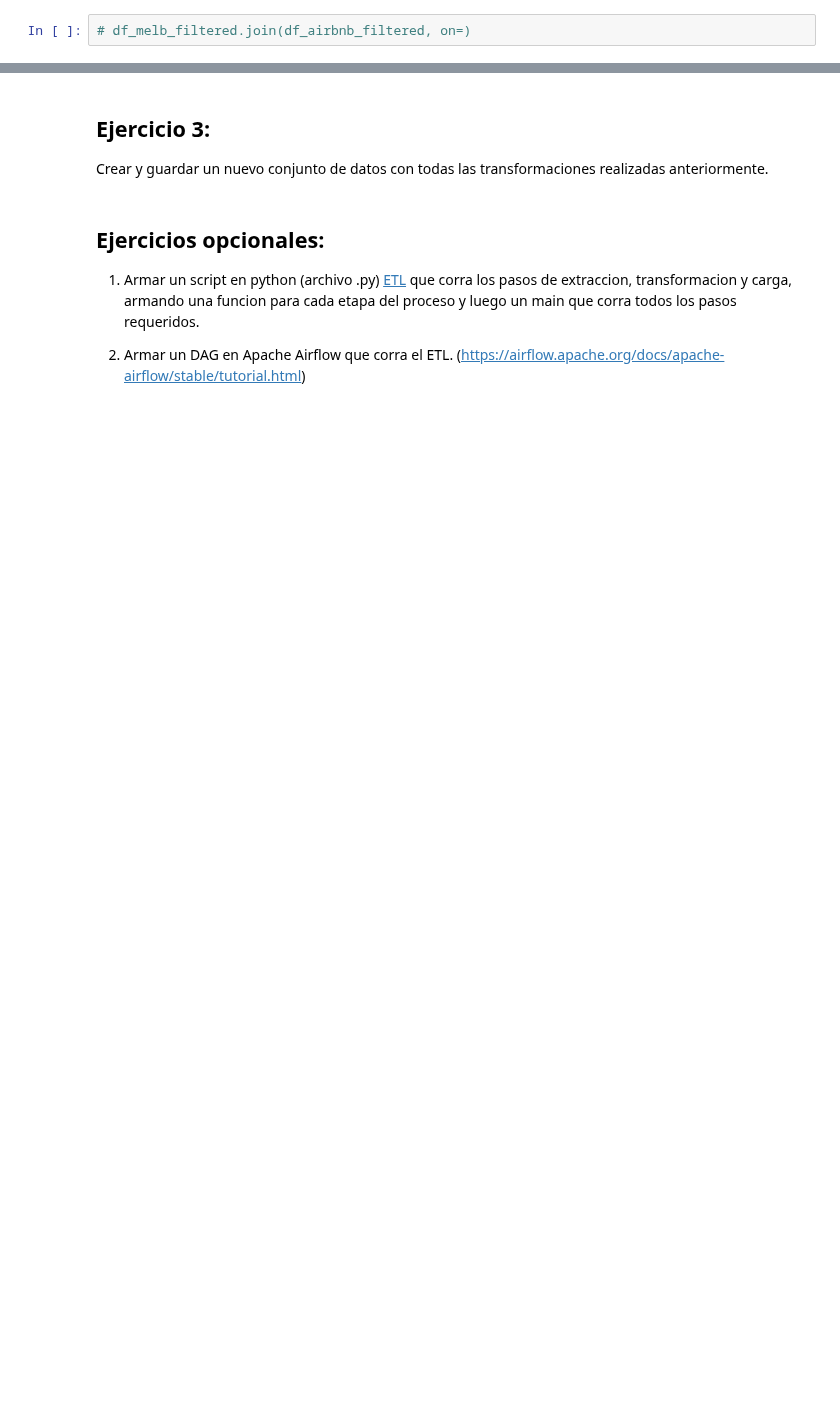
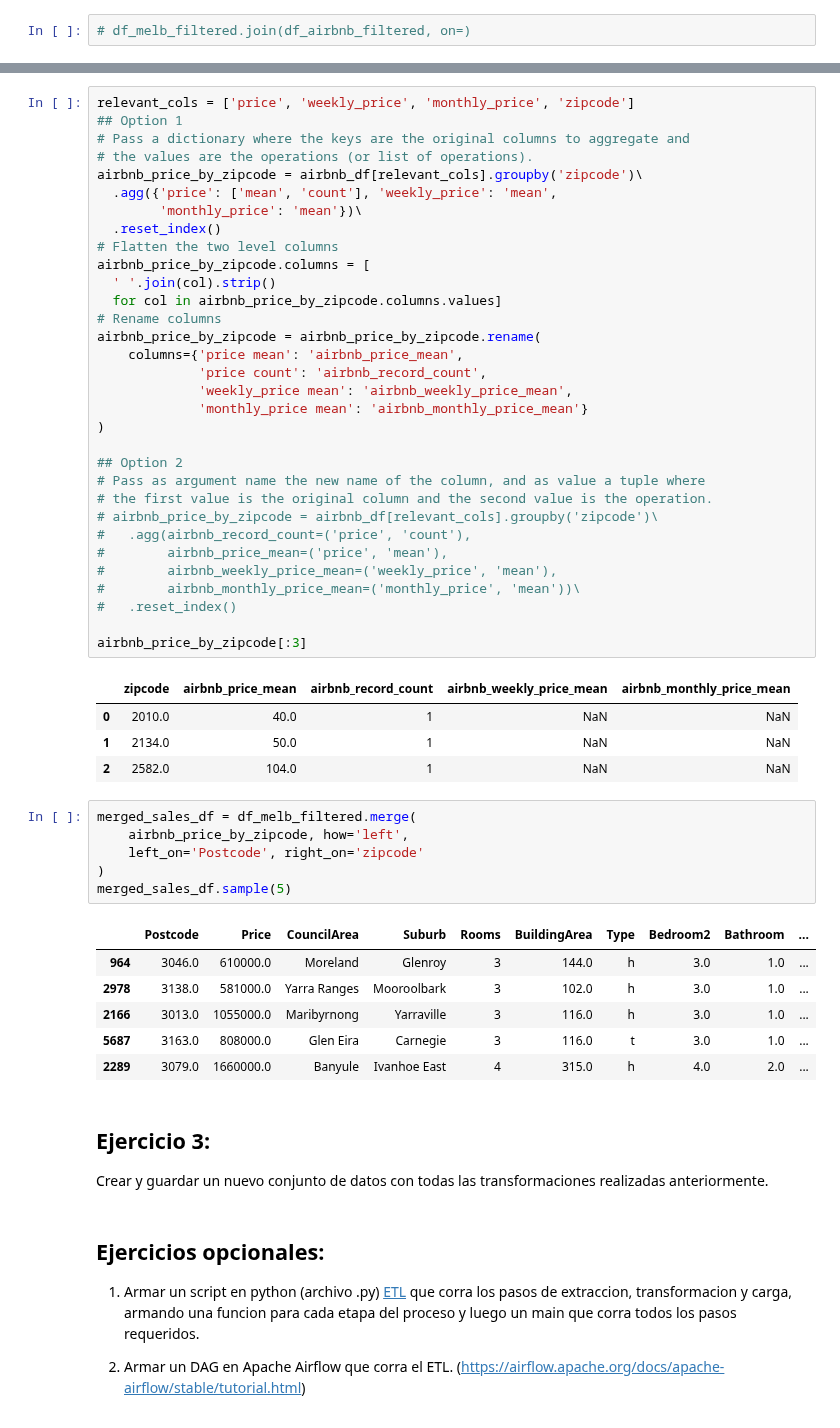
Before and after one commit to JeroFotinos/diplo_datos, a Jupyter notebook: Consignas_Entregable AEyC - Parte 1.ipynb, the cells around one changed output, grey strips where cells are left out. Saved outputs shown, nothing was run; the diff lists cells and outputs as text; blank space fills up the shorter version.

```diff
--- a/Consignas_Entregable AEyC - Parte 1.ipynb
+++ b/Consignas_Entregable AEyC - Parte 1.ipynb
@@ -732,3 +844,53 @@ airbnb_df
+# %%
+relevant_cols = ['price', 'weekly_price', 'monthly_price', 'zipcode']
+## Option 1
+# Pass a dictionary where the keys are the original columns to aggregate and
+# the values are the operations (or list of operations).
+airbnb_price_by_zipcode = airbnb_df[relevant_cols].groupby('zipcode')\
+  .agg({'price': ['mean', 'count'], 'weekly_price': 'mean',
+        'monthly_price': 'mean'})\
+  .reset_index()
+# Flatten the two level columns
+airbnb_price_by_zipcode.columns = [
+  ' '.join(col).strip()
+  for col in airbnb_price_by_zipcode.columns.values]
+# Rename columns
+airbnb_price_by_zipcode = airbnb_price_by_zipcode.rename(
+    columns={'price mean': 'airbnb_price_mean',
+             'price count': 'airbnb_record_count',
+             'weekly_price mean': 'airbnb_weekly_price_mean',
+             'monthly_price mean': 'airbnb_monthly_price_mean'}
+)
+
+## Option 2
+# Pass as argument name the new name of the column, and as value a tuple where
+# the first value is the original column and the second value is the operation.
+# airbnb_price_by_zipcode = airbnb_df[relevant_cols].groupby('zipcode')\
+#   .agg(airbnb_record_count=('price', 'count'),
+#        airbnb_price_mean=('price', 'mean'),
+#        airbnb_weekly_price_mean=('weekly_price', 'mean'),
+#        airbnb_monthly_price_mean=('monthly_price', 'mean'))\
+#   .reset_index()
+
+airbnb_price_by_zipcode[:3]
+# %% [output]
+|  | zipcode | airbnb_price_mean | airbnb_record_count | airbnb_weekly_price_mean | airbnb_monthly_price_mean |
+| 0 | 2010.0 | 40.0 | 1 | NaN | NaN |
+| 1 | 2134.0 | 50.0 | 1 | NaN | NaN |
+| 2 | 2582.0 | 104.0 | 1 | NaN | NaN |
+# %%
+merged_sales_df = df_melb_filtered.merge(
+    airbnb_price_by_zipcode, how='left',
+    left_on='Postcode', right_on='zipcode'
+)
+merged_sales_df.sample(5)
+# %% [output]
+|  | Postcode | Price | CouncilArea | Suburb | Rooms | BuildingArea | Type | Bedroom2 | Bathroom | ... |
+| 964 | 3046.0 | 610000.0 | Moreland | Glenroy | 3 | 144.0 | h | 3.0 | 1.0 | ... |
+| 2978 | 3138.0 | 581000.0 | Yarra Ranges | Mooroolbark | 3 | 102.0 | h | 3.0 | 1.0 | ... |
+| 2166 | 3013.0 | 1055000.0 | Maribyrnong | Yarraville | 3 | 116.0 | h | 3.0 | 1.0 | ... |
+| 5687 | 3163.0 | 808000.0 | Glen Eira | Carnegie | 3 | 116.0 | t | 3.0 | 1.0 | ... |
+| 2289 | 3079.0 | 1660000.0 | Banyule | Ivanhoe East | 4 | 315.0 | h | 4.0 | 2.0 | ... |
 # %% [markdown]
 ## Ejercicio 3:
 
```
Also changed, not shown: parts of 29 cells of this notebook, 1 other file.
